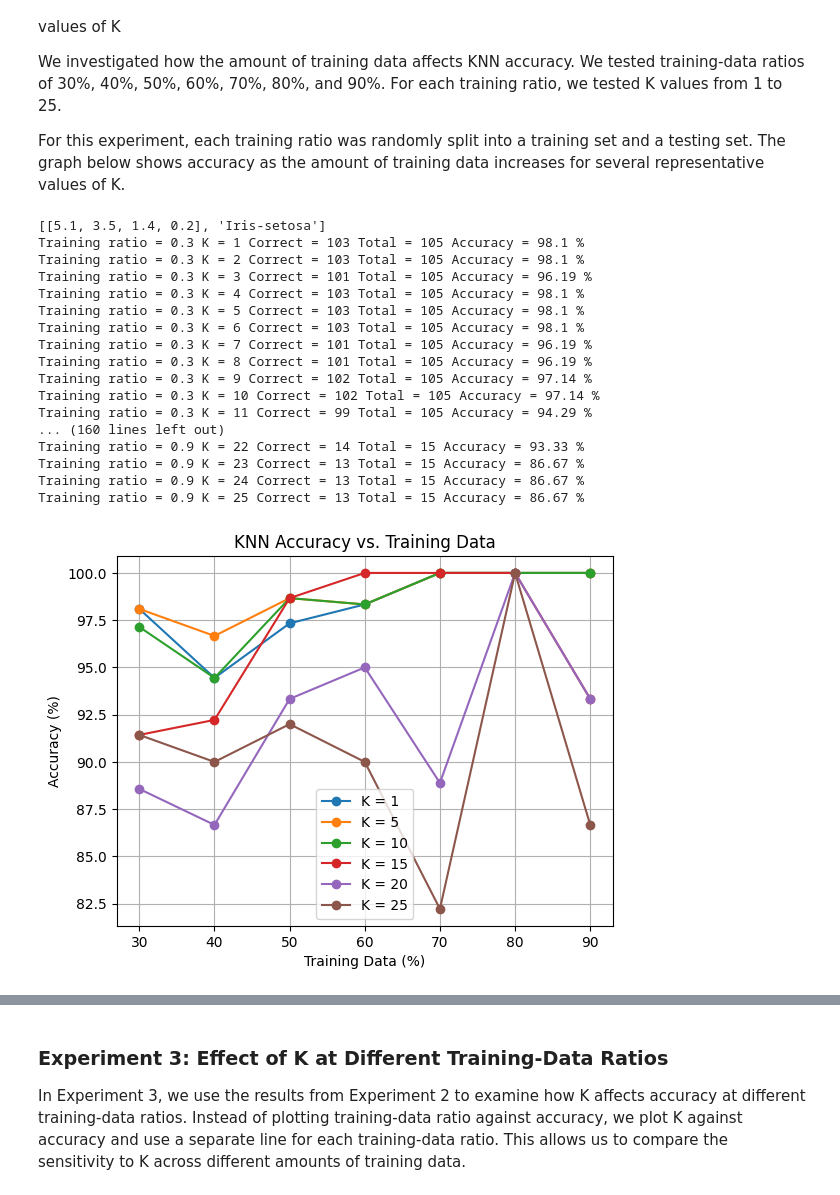
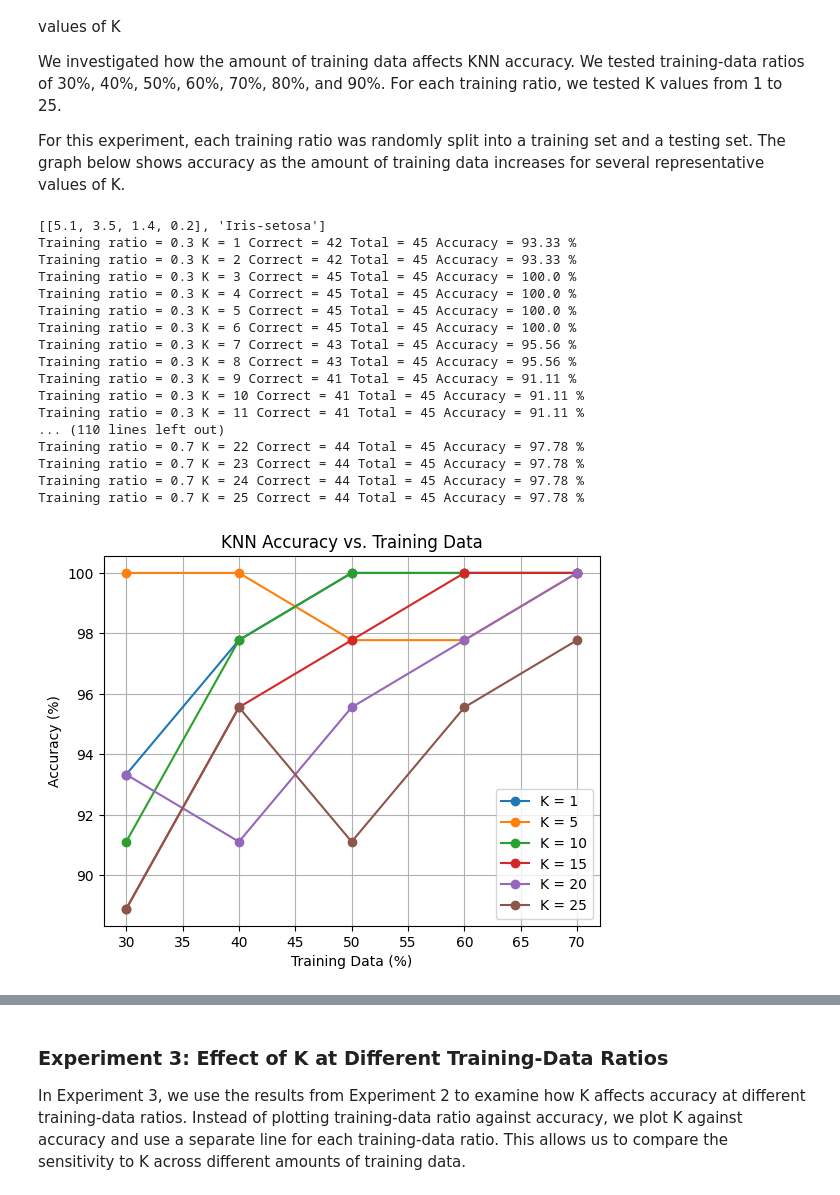
Before and after one commit to kaiden-mccready/ml-240-project1, a Jupyter notebook: iris_example_project/iris_knn.ipynb, the cells around one changed output, grey strips where cells are left out. Cells and saved outputs as stored; diff of their text form; code cells hidden in the pictures.

```diff
--- a/iris_example_project/iris_knn.ipynb
+++ b/iris_example_project/iris_knn.ipynb
@@ -173,7 +173,7 @@ evaluations = pd.DataFrame(columns=["k", "accuracy"])
 for k in range(1, 76):
 
     # run the model on each point in the test set (eval_points)
-    iris_evaluating_set["Predicted"] = [KNN(iris_training_set, point, k) for point in eval_points]
+    iris_evaluating_set["Predicted"] = [KNN(iris_training_set, point, k,Unweighted=False) for point in eval_points]
     # check to see if each prediction was correct
     iris_evaluating_set["Correct?"] = iris_evaluating_set["Species"] == iris_evaluating_set["Predicted"]
     # get the % of accurate predictions
@@ -205,24 +205,11 @@ for i in range(len(features)):
 print(data[0])
 
 
-def split_data(data, train_ratio):
-    indices = np.random.permutation(len(data))
-
-    train_size = int(len(data) * train_ratio)
-
-    train_indices = indices[:train_size]
-    test_indices = indices[train_size:]
-
-    train_data = [data[i] for i in train_indices]
-    test_data = [data[i] for i in test_indices]
-
-    return train_data, test_data
-
 def test_accuracy(train_data, test_data, k):
     correct = 0
 
     for point in test_data:
-        prediction = KNN(train_data, point[0], k)
+        prediction = KNN(train_data, point[0], k,Unweighted=False)
 
         if prediction == point[1]:
             correct += 1
@@ -232,14 +219,24 @@ def test_accuracy(train_data, test_data, k):
     return correct, accuracy
 
 
+np.random.seed(42)
+train_ratios = [0.3, 0.4 ,0.5, 0.6, 0.7]
+indices = np.random.permutation(len(data))
 
-train_ratios = [0.3, 0.4 ,0.5, 0.6, 0.7, 0.8, 0.9]
+test_size = int(len(data) * 0.3)   # 45 observations
+test_indices = indices[:test_size]
+training_indices = indices[test_size:]   # 105 observations
+
+test_data = [data[i] for i in test_indices]
 
 results = {}
 
 for ratio in train_ratios:
 
-    train_data, test_data = split_data(data, ratio)
+    train_size = int(len(data) * ratio)
+    train_indices = training_indices[:train_size]
+
+    train_data = [data[i] for i in train_indices]
 
     results[ratio] = {}
 
@@ -254,50 +251,49 @@ for ratio in train_ratios:
             "K =", k,
             "Correct =", correct,
             "Total =", len(test_data),
             "Accuracy =", round(accuracy * 100, 2), "%"
         )
 ##training data ratio => x-axis, accuracy => y-axis, line=>varying K value
 k_values = [1, 5, 10, 15, 20, 25]
 
 for k in k_values:
 
     accuracies = []
-
     for ratio in train_ratios:
         accuracies.append(results[ratio][k] * 100)
 
     plt.plot(
         [ratio * 100 for ratio in train_ratios],
         accuracies,
         marker='o',
         label="K = " + str(k)
     )
 
 plt.xlabel("Training Data (%)")
 plt.ylabel("Accuracy (%)")
 plt.title("KNN Accuracy vs. Training Data")
 plt.legend()
 plt.grid()
 
 plt.show()
 # %% [output]
 [[5.1, 3.5, 1.4, 0.2], 'Iris-setosa']
-Training ratio = 0.3 K = 1 Correct = 103 Total = 105 Accuracy = 98.1 %
-Training ratio = 0.3 K = 2 Correct = 103 Total = 105 Accuracy = 98.1 %
-Training ratio = 0.3 K = 3 Correct = 101 Total = 105 Accuracy = 96.19 %
-Training ratio = 0.3 K = 4 Correct = 103 Total = 105 Accuracy = 98.1 %
-Training ratio = 0.3 K = 5 Correct = 103 Total = 105 Accuracy = 98.1 %
-Training ratio = 0.3 K = 6 Correct = 103 Total = 105 Accuracy = 98.1 %
-Training ratio = 0.3 K = 7 Correct = 101 Total = 105 Accuracy = 96.19 %
-Training ratio = 0.3 K = 8 Correct = 101 Total = 105 Accuracy = 96.19 %
-Training ratio = 0.3 K = 9 Correct = 102 Total = 105 Accuracy = 97.14 %
-Training ratio = 0.3 K = 10 Correct = 102 Total = 105 Accuracy = 97.14 %
-Training ratio = 0.3 K = 11 Correct = 99 Total = 105 Accuracy = 94.29 %
-... (160 lines left out)
-Training ratio = 0.9 K = 22 Correct = 14 Total = 15 Accuracy = 93.33 %
-Training ratio = 0.9 K = 23 Correct = 13 Total = 15 Accuracy = 86.67 %
-Training ratio = 0.9 K = 24 Correct = 13 Total = 15 Accuracy = 86.67 %
-Training ratio = 0.9 K = 25 Correct = 13 Total = 15 Accuracy = 86.67 %
+Training ratio = 0.3 K = 1 Correct = 42 Total = 45 Accuracy = 93.33 %
+Training ratio = 0.3 K = 2 Correct = 42 Total = 45 Accuracy = 93.33 %
+Training ratio = 0.3 K = 3 Correct = 45 Total = 45 Accuracy = 100.0 %
+Training ratio = 0.3 K = 4 Correct = 45 Total = 45 Accuracy = 100.0 %
+Training ratio = 0.3 K = 5 Correct = 45 Total = 45 Accuracy = 100.0 %
+Training ratio = 0.3 K = 6 Correct = 45 Total = 45 Accuracy = 100.0 %
+Training ratio = 0.3 K = 7 Correct = 43 Total = 45 Accuracy = 95.56 %
+Training ratio = 0.3 K = 8 Correct = 43 Total = 45 Accuracy = 95.56 %
+Training ratio = 0.3 K = 9 Correct = 41 Total = 45 Accuracy = 91.11 %
+Training ratio = 0.3 K = 10 Correct = 41 Total = 45 Accuracy = 91.11 %
+Training ratio = 0.3 K = 11 Correct = 41 Total = 45 Accuracy = 91.11 %
+... (110 lines left out)
+Training ratio = 0.7 K = 22 Correct = 44 Total = 45 Accuracy = 97.78 %
+Training ratio = 0.7 K = 23 Correct = 44 Total = 45 Accuracy = 97.78 %
+Training ratio = 0.7 K = 24 Correct = 44 Total = 45 Accuracy = 97.78 %
+Training ratio = 0.7 K = 25 Correct = 44 Total = 45 Accuracy = 97.78 %
-[figure, old version]
+[figure, new version]
 # %% [markdown]
 #### Result:
```
Also changed, not shown: parts of 3 cells of this notebook, 2 other files.
